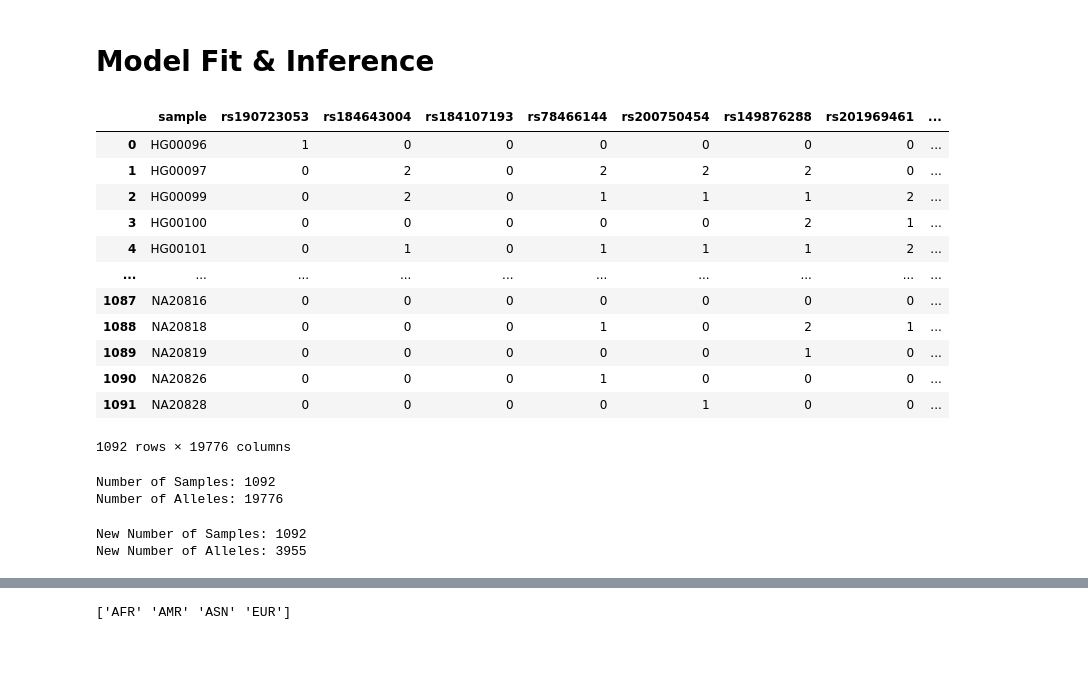
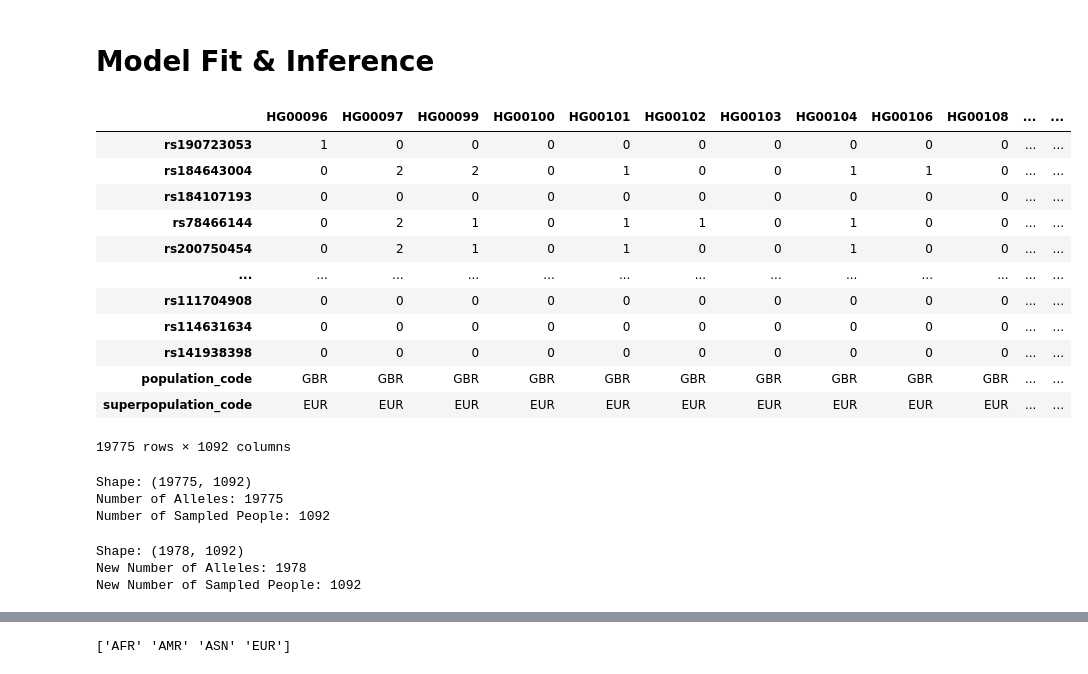
Before and after one commit to ryanirl/data-analysis-projects, a Jupyter notebook: dimensionality_reduction_on_genotypes/notebooks/np_model.ipynb, the cells around one changed output, grey strips where cells are left out. Drawn from its saved outputs; the diff is of its cells as text; code cells hidden in the pictures.

```diff
--- a/dimensionality_reduction_on_genotypes/notebooks/np_model.ipynb
+++ b/dimensionality_reduction_on_genotypes/notebooks/np_model.ipynb
@@ -24,27 +8,32 @@ warnings.filterwarnings("ignore")
 %matplotlib inline
 # %%
 df = pd.read_csv("../data/clean_data.csv")
+
+df = df.set_index("sample").transpose().rename_axis(None, axis = 1)
+
 df
 # %% [output]
-|  | sample | rs190723053 | rs184643004 | rs184107193 | rs78466144 | rs200750454 | rs149876288 | rs201969461 | ... |
-| 0 | HG00096 | 1 | 0 | 0 | 0 | 0 | 0 | 0 | ... |
-| 1 | HG00097 | 0 | 2 | 0 | 2 | 2 | 2 | 0 | ... |
-| 2 | HG00099 | 0 | 2 | 0 | 1 | 1 | 1 | 2 | ... |
-| 3 | HG00100 | 0 | 0 | 0 | 0 | 0 | 2 | 1 | ... |
-| 4 | HG00101 | 0 | 1 | 0 | 1 | 1 | 1 | 2 | ... |
-| ... | ... | ... | ... | ... | ... | ... | ... | ... | ... |
-| 1087 | NA20816 | 0 | 0 | 0 | 0 | 0 | 0 | 0 | ... |
-| 1088 | NA20818 | 0 | 0 | 0 | 1 | 0 | 2 | 1 | ... |
-| 1089 | NA20819 | 0 | 0 | 0 | 0 | 0 | 1 | 0 | ... |
-| 1090 | NA20826 | 0 | 0 | 0 | 1 | 0 | 0 | 0 | ... |
-| 1091 | NA20828 | 0 | 0 | 0 | 0 | 1 | 0 | 0 | ... |
+|  | HG00096 | HG00097 | HG00099 | HG00100 | HG00101 | HG00102 | HG00103 | HG00104 | HG00106 | HG00108 | ... | ... |
+| rs190723053 | 1 | 0 | 0 | 0 | 0 | 0 | 0 | 0 | 0 | 0 | ... | ... |
+| rs184643004 | 0 | 2 | 2 | 0 | 1 | 0 | 0 | 1 | 1 | 0 | ... | ... |
+| rs184107193 | 0 | 0 | 0 | 0 | 0 | 0 | 0 | 0 | 0 | 0 | ... | ... |
+| rs78466144 | 0 | 2 | 1 | 0 | 1 | 1 | 0 | 1 | 0 | 0 | ... | ... |
+| rs200750454 | 0 | 2 | 1 | 0 | 1 | 0 | 0 | 1 | 0 | 0 | ... | ... |
+| ... | ... | ... | ... | ... | ... | ... | ... | ... | ... | ... | ... | ... |
+| rs111704908 | 0 | 0 | 0 | 0 | 0 | 0 | 0 | 0 | 0 | 0 | ... | ... |
+| rs114631634 | 0 | 0 | 0 | 0 | 0 | 0 | 0 | 0 | 0 | 0 | ... | ... |
+| rs141938398 | 0 | 0 | 0 | 0 | 0 | 0 | 0 | 0 | 0 | 0 | ... | ... |
+| population_code | GBR | GBR | GBR | GBR | GBR | GBR | GBR | GBR | GBR | GBR | ... | ... |
+| superpopulation_code | EUR | EUR | EUR | EUR | EUR | EUR | EUR | EUR | EUR | EUR | ... | ... |
-1092 rows × 19776 columns
+19775 rows × 1092 columns
 # %%
 m, n = df.shape
 
-print(f"Number of Samples: {m}")
-print(f"Number of Alleles: {n}")
+print(f"Shape: ({m}, {n})")
+print(f"Number of Alleles: {m}")
+print(f"Number of Sampled People: {n}")
 # %% [output]
-Number of Samples: 1092
-Number of Alleles: 19776
+Shape: (19775, 1092)
+Number of Alleles: 19775
+Number of Sampled People: 1092
 # %%
@@ -58,14 +47,17 @@ genotypes = df_alleles.to_numpy()
 # taking ever 5th allele to cut down on
 # memory usage.
 
-genotype_small = genotypes[:, ::5]
+genotype_small = genotypes[:: 10]
+
 m, n = genotype_small.shape
 
-print(f"New Number of Samples: {m}")
-print(f"New Number of Alleles: {n}")
+print(f"Shape: ({m}, {n})")
+print(f"New Number of Alleles: {m}")
+print(f"New Number of Sampled People: {n}")
 # %% [output]
-New Number of Samples: 1092
-New Number of Alleles: 3955
+Shape: (1978, 1092)
+New Number of Alleles: 1978
+New Number of Sampled People: 1092
 # %%
 # First mean normalize your data. That is,
 # we substract the mean (dimension wise)
```
Also changed, not shown: parts of 12 cells of this notebook.
